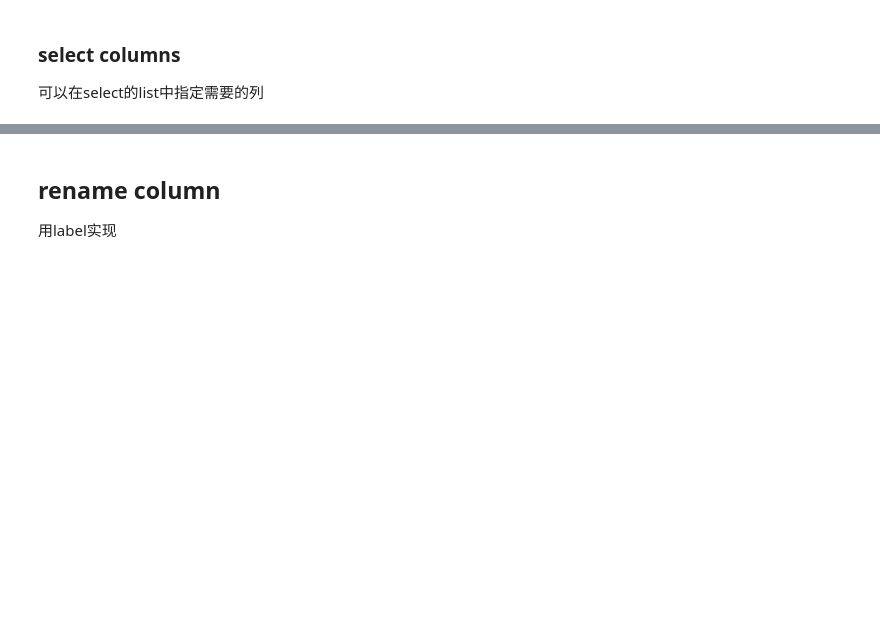
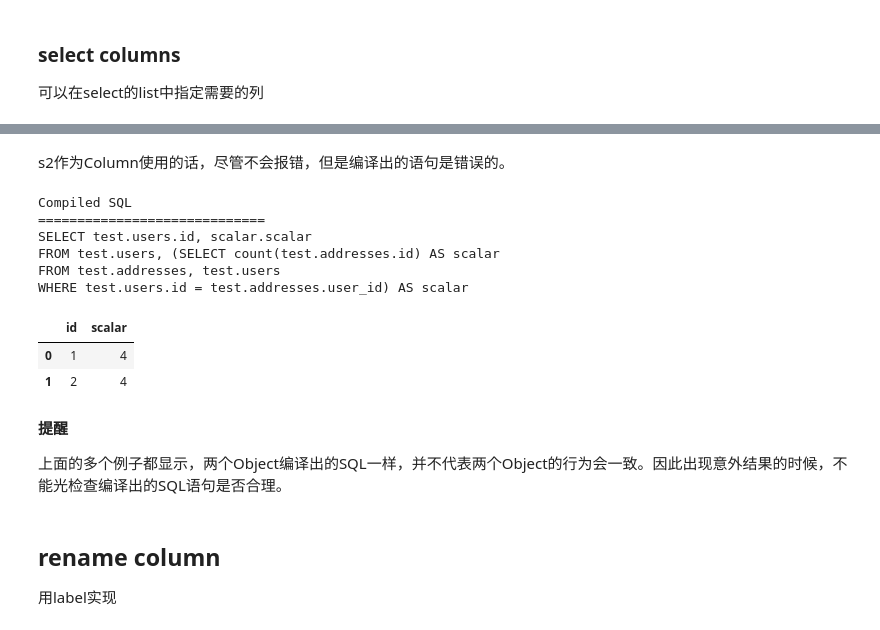
Before and after one commit to tade0726/jupyter_labs, a Jupyter notebook: exolution/0009_sqlalchemy/sqlalchemy_intro.ipynb, the cells around one changed output, grey strips where cells are left out. Saved outputs shown, nothing was run; the diff lists cells and outputs as text; code cells hidden in the pictures; blank space fills up the shorter version.

```diff
--- a/exolution/0009_sqlalchemy/sqlalchemy_intro.ipynb
+++ b/exolution/0009_sqlalchemy/sqlalchemy_intro.ipynb
@@ -525,3 +620,30 @@ read_select(engine,s)
+# %% [markdown]
+s2作为Column使用的话，尽管不会报错，但是编译出的语句是错误的。
+# %%
+s = select(
+    [
+        users.c.id,
+        s2 #!!
+    ]
+)
+
+print_sql(engine,s)
+
+read_select(engine,s)
+# %% [output]
+Compiled SQL
+=============================
+SELECT test.users.id, scalar.scalar
+FROM test.users, (SELECT count(test.addresses.id) AS scalar
+FROM test.addresses, test.users
+WHERE test.users.id = test.addresses.user_id) AS scalar
+|  | id | scalar |
+| 0 | 1 | 4 |
+| 1 | 2 | 4 |
+# %% [markdown]
+**提醒**
+
+上面的多个例子都显示，两个Object编译出的SQL一样，并不代表两个Object的行为会一致。因此出现意外结果的时候，不能光检查编译出的SQL语句是否合理。
 # %% [markdown]
 ## rename column
 用label实现
```
Also changed, not shown: parts of 52 cells of this notebook, 2 other files.
